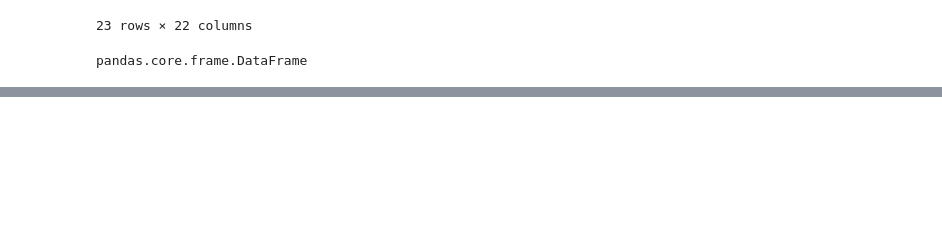
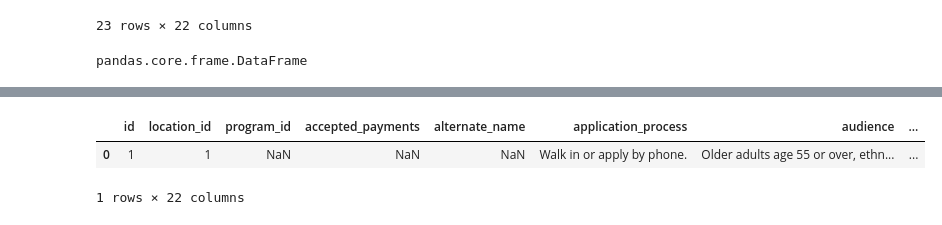
Before and after one commit to omkarpattnaik8080/Pandas, a Jupyter notebook: PandasComplete.ipynb, the cells around one changed output, grey strips where cells are left out. Saved outputs shown, nothing was run; the diff lists cells and outputs as text; code cells hidden in the pictures; blank space fills up the shorter version.

```diff
--- a/PandasComplete.ipynb
+++ b/PandasComplete.ipynb
@@ -102,0 +113,7 @@ pandas.core.frame.DataFrame
+# %%
+#if we want to see only one rows
+df.head(1)
+# %% [output]
+|  | id | location_id | program_id | accepted_payments | alternate_name | application_process | audience | ... |
+| 0 | 1 | 1 | NaN | NaN | NaN | Walk in or apply by phone. | Older adults age 55 or over, ethn... | ... |
+1 rows × 22 columns
```
Also changed, not shown: parts of 1 cell of this notebook.
